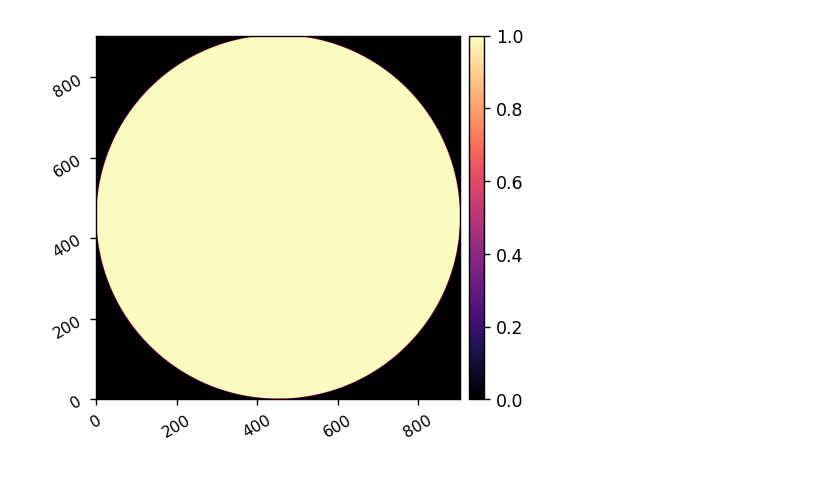
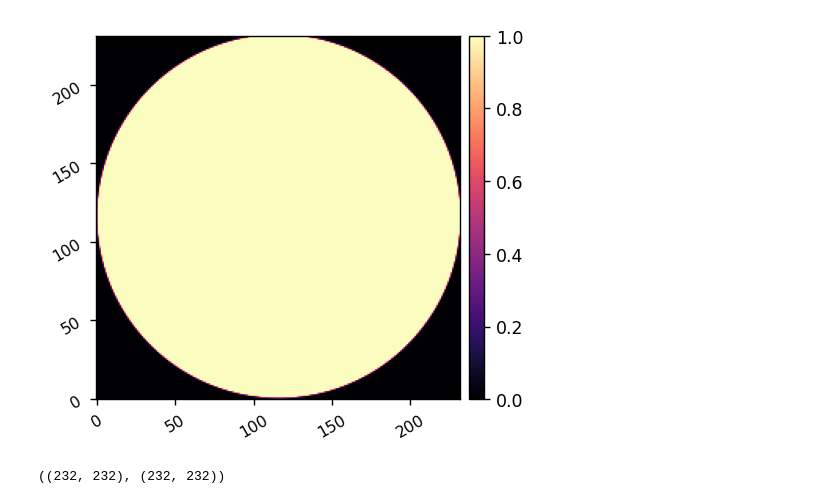
Before and after one commit to uasal/scoob-psf, a Jupyter notebook: notebooks/fsm_zwfs_sim.ipynb, the cells around one changed output. Cells and saved outputs as stored; diff of their text form; code cells hidden in the pictures.

```diff
--- a/notebooks/fsm_zwfs_sim.ipynb
+++ b/notebooks/fsm_zwfs_sim.ipynb
@@ -16,14 +16,14 @@ fsm_pupil_diam = 4*u.mm
 fl = 200*u.mm
 relay_fl = 200*u.mm
 zwfs_pupil_diam =  fsm_pupil_diam * relay_fl/fl
-zwfs_pxscl = 3.45*u.um
+zwfs_pxscl = 5*3.45*u.um
 fnum = (fl/fsm_pupil_diam).decompose().value
 as_per_lamD = ((wavelength/fsm_pupil_diam).decompose() * u.radian).to(u.arcsec)
 print(zwfs_pupil_diam)
 print(fnum)
 print(as_per_lamD)
 
-npix = int((zwfs_pupil_diam/zwfs_pxscl).decompose().value)
+npix = int((zwfs_pupil_diam/zwfs_pxscl).decompose().value) + 1
 print(npix)
 # %% [output]
 4.0 mm
@@ -33,12 +33,15 @@ print(npix)
 # %%
 # npix = 256
-oversample = 8
+oversample = 20
 N = int(npix*oversample)
 
-pwf = poppy.FresnelWavefront(beam_radius=fsm_pupil_diam/2, npix=npix, oversample=oversample) # pupil wavefront
+pwf = poppy.FresnelWavefront(beam_radius=fsm_pupil_diam/2, npix=npix, oversample=1) # pupil wavefront
 ap = poppy.CircularAperture(radius=fsm_pupil_diam/2).get_transmission(pwf)
 mask = ap.astype(bool)
-tt_modes = poppy.zernike.arbitrary_basis(ap, nterms=3, outside=0)[1:]
+z_modes = poppy.zernike.arbitrary_basis(ap, nterms=20, outside=0)[1:]
+tt_modes = z_modes[:2]
+z_modes = z_modes[2:]
+Nz = len(z_modes)
 
 zwfs_pixelscale_lamD = 1/oversample
 y,x = (xp.indices((N, N)) - N//2)*zwfs_pixelscale_lamD
@@ -54,7 +57,9 @@ def ifft(arr):
     return xp.fft.fftshift(xp.fft.ifft2(xp.fft.ifftshift(arr)))
 
 def snap_zwfs(pupil, use_zwfs=True):
-    fpwf = fft(pupil)
+
+    fpwf = fft(utils.pad_or_crop(pupil, N))
     fpwf *= zwfs_mask if use_zwfs else 1
     ppwf = ifft(fpwf)
-    return xp.abs(ppwf)**2
+    ppim = xp.abs(ppwf)**2
+    return utils.pad_or_crop(ppim, npix)
@@ -81,7 +73,10 @@ Wed Aug  7 08:56:08 2024
 # %%
 P = snap_zwfs(ap, use_zwfs=False)
-imshow1(P, npix=npix)
+imshow1(P)
 # %% [output]
-[figure, old version]
+[figure, new version]
 # %%
-b = ifft(M * fft(ap))
+b = utils.pad_or_crop( ifft(M * fft( utils.pad_or_crop(ap, N))), npix)
+b.shape, P.shape
+# %% [output]
+((232, 232), (232, 232))
```
Also changed, not shown: parts of 11 cells of this notebook, 11 other files.
